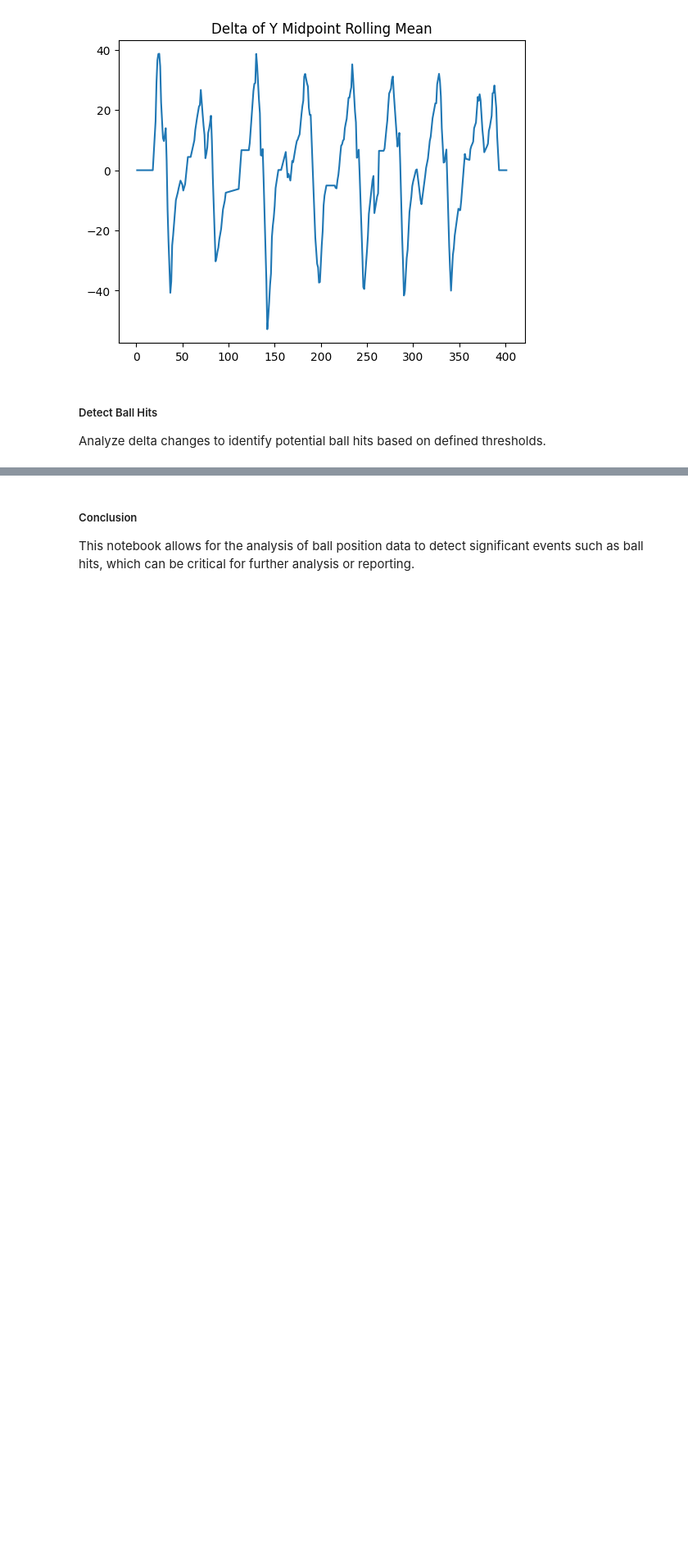
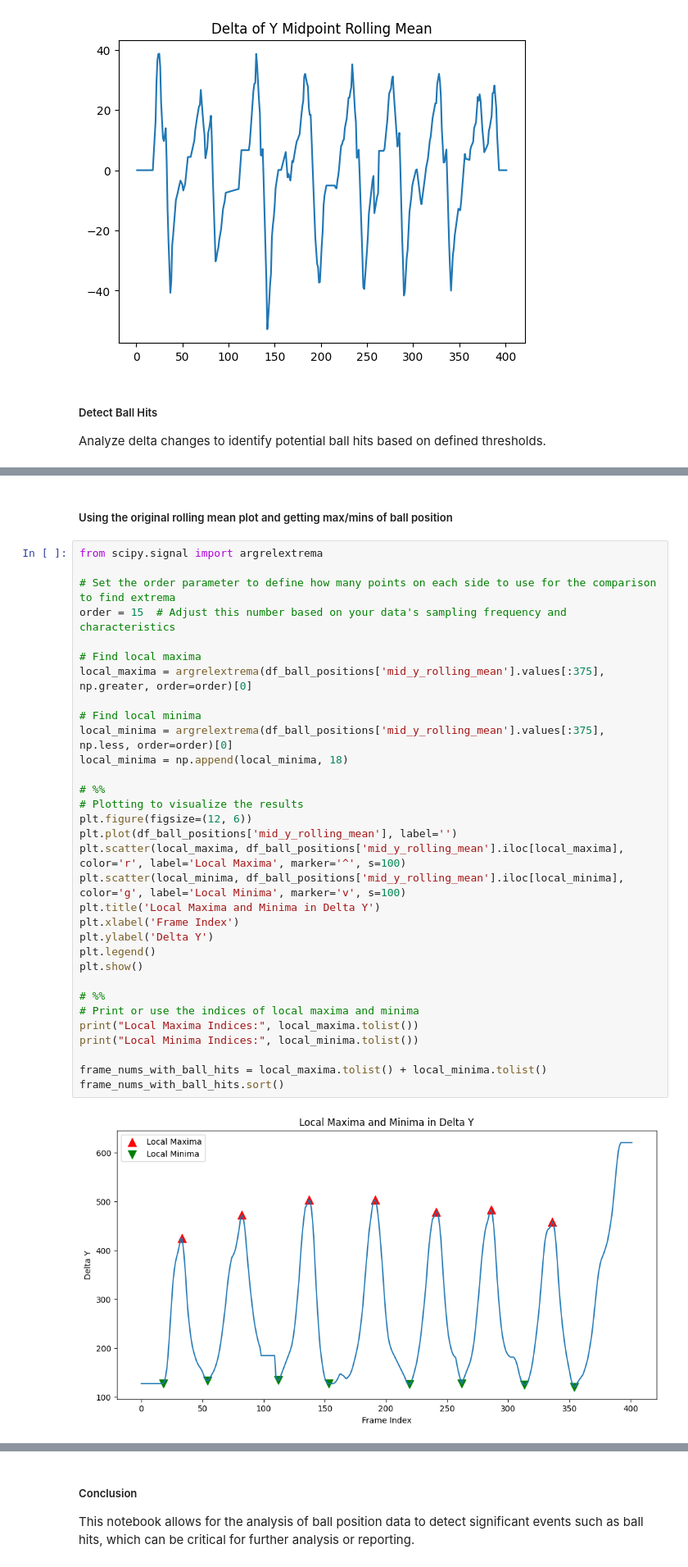
Before and after one commit to saumG/tennis-tracker, a Jupyter notebook: analysis/ball_analysis.ipynb, the cells around one changed output, grey strips where cells are left out. Shown at 82% size. Cells and saved outputs as stored; diff of their text form; blank space fills up the shorter version.

```diff
--- a/analysis/ball_analysis.ipynb
+++ b/analysis/ball_analysis.ipynb
@@ -113,0 +118,36 @@ Local Minima Indices: [37, 86, 142, 198, 247, 290, 341]
+# %% [markdown]
+##### Using the original rolling mean plot and getting max/mins of ball position
+# %%
+from scipy.signal import argrelextrema
+
+# Set the order parameter to define how many points on each side to use for the comparison to find extrema
+order = 15  # Adjust this number based on your data's sampling frequency and characteristics
+
+# Find local maxima
+local_maxima = argrelextrema(df_ball_positions['mid_y_rolling_mean'].values[:375], np.greater, order=order)[0]
+
+# Find local minima
+local_minima = argrelextrema(df_ball_positions['mid_y_rolling_mean'].values[:375], np.less, order=order)[0]
+local_minima = np.append(local_minima, 18)
+
+# %%
+# Plotting to visualize the results
+plt.figure(figsize=(12, 6))
+plt.plot(df_ball_positions['mid_y_rolling_mean'], label='')
+plt.scatter(local_maxima, df_ball_positions['mid_y_rolling_mean'].iloc[local_maxima], color='r', label='Local Maxima', marker='^', s=100)
+plt.scatter(local_minima, df_ball_positions['mid_y_rolling_mean'].iloc[local_minima], color='g', label='Local Minima', marker='v', s=100)
+plt.title('Local Maxima and Minima in Delta Y')
+plt.xlabel('Frame Index')
+plt.ylabel('Delta Y')
+plt.legend()
+plt.show()
+
+# %%
+# Print or use the indices of local maxima and minima
+print("Local Maxima Indices:", local_maxima.tolist())
+print("Local Minima Indices:", local_minima.tolist())
+
+frame_nums_with_ball_hits = local_maxima.tolist() + local_minima.tolist()
+frame_nums_with_ball_hits.sort()
+# %% [output]
+[figure, added]
```
Also changed, not shown: parts of 3 cells of this notebook, 2 other files.
